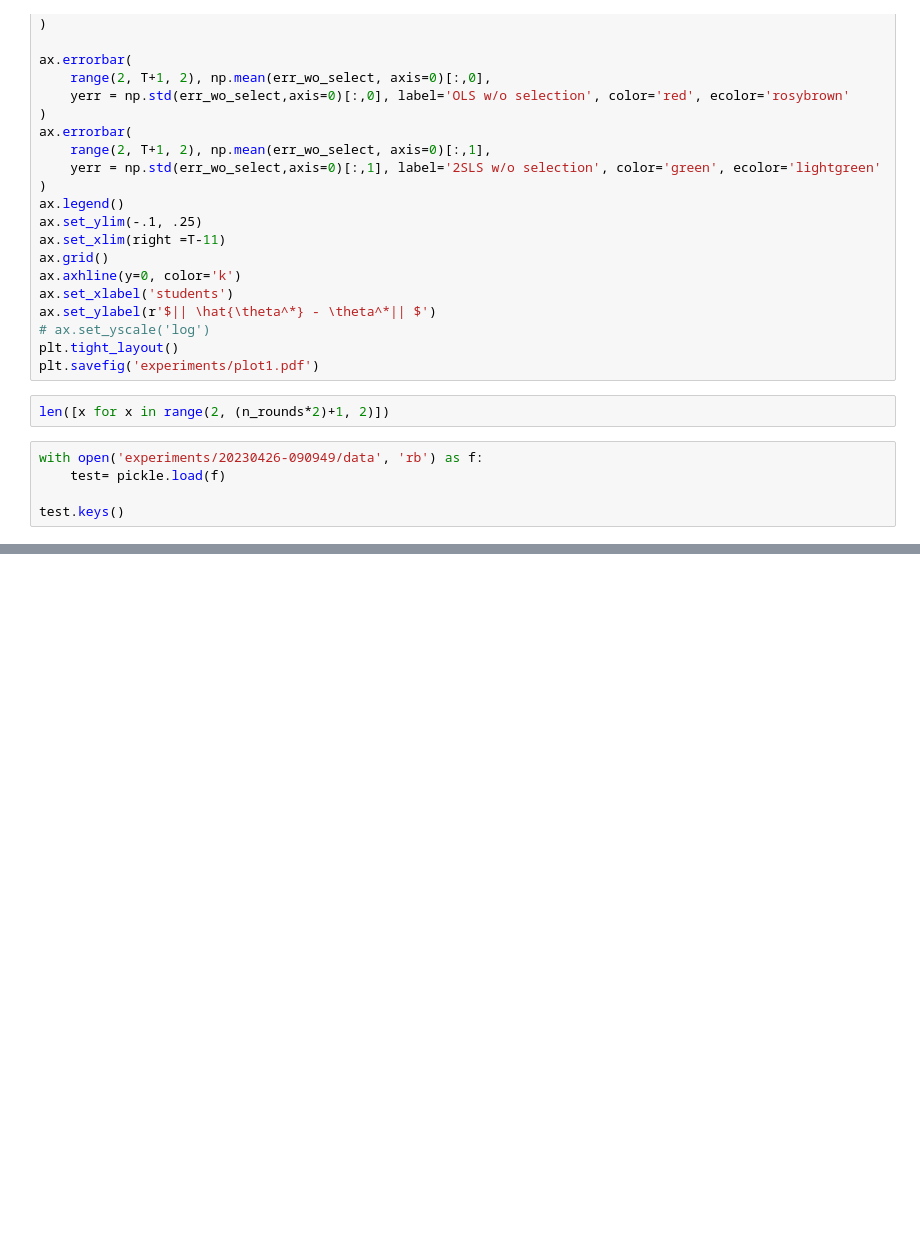
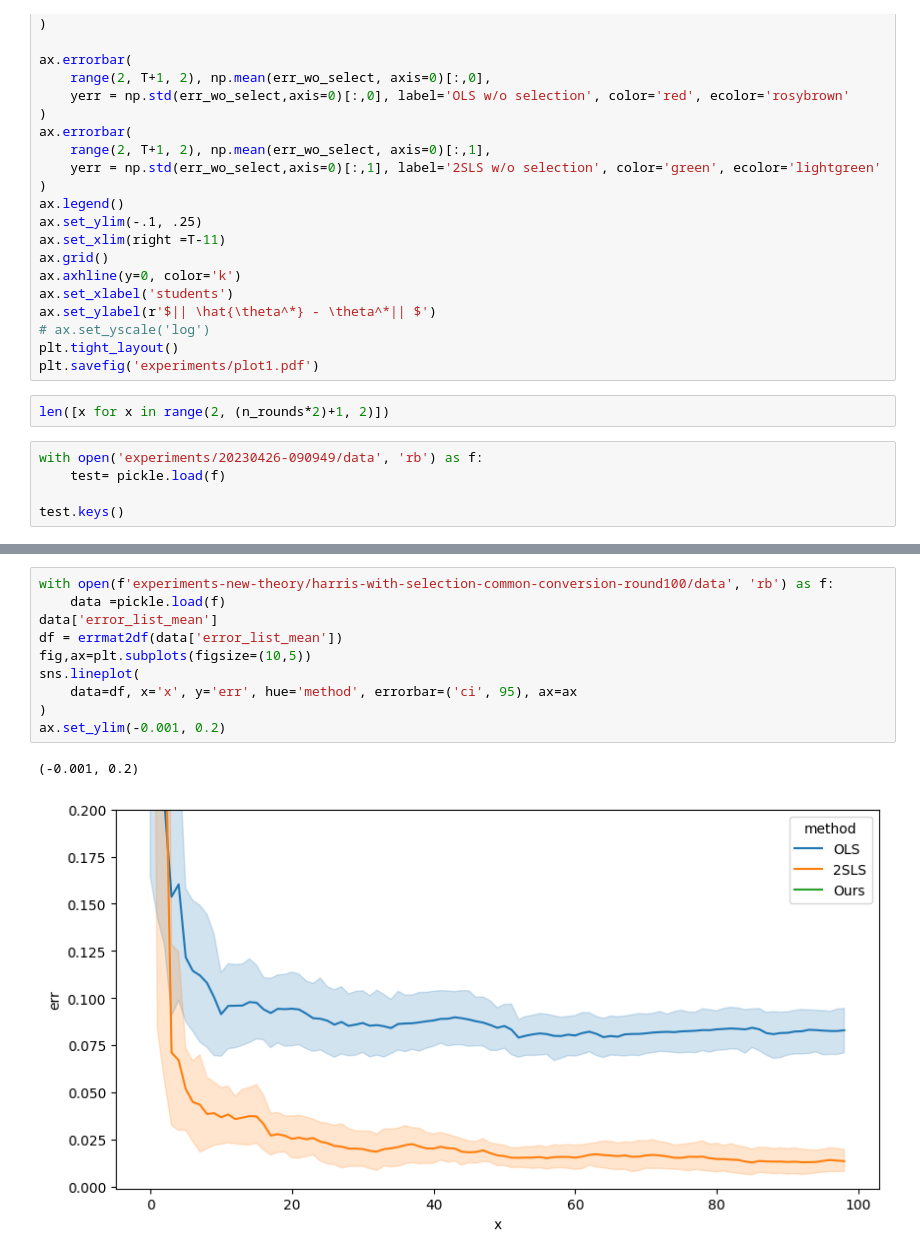
Before and after one commit to muneebaadil/strategic-instrumental-variable-regression, a Jupyter notebook: plot.ipynb, the cells around one changed output, grey strips where cells are left out. Cells and saved outputs as stored; diff of their text form; blank space fills up the shorter version.

```diff
--- a/plot.ipynb
+++ b/plot.ipynb
@@ -157,0 +174,13 @@ ax.set_ylim(-0.001, 0.2)
+# %%
+with open(f'experiments-new-theory/harris-with-selection-common-conversion-round100/data', 'rb') as f:
+    data =pickle.load(f)
+data['error_list_mean']
+df = errmat2df(data['error_list_mean'])
+fig,ax=plt.subplots(figsize=(10,5))
+sns.lineplot(
+    data=df, x='x', y='err', hue='method', errorbar=('ci', 95), ax=ax
+)
+ax.set_ylim(-0.001, 0.2)
+# %% [output]
+(-0.001, 0.2)
+[figure, added]
```
Also changed, not shown: parts of 2 cells of this notebook.
